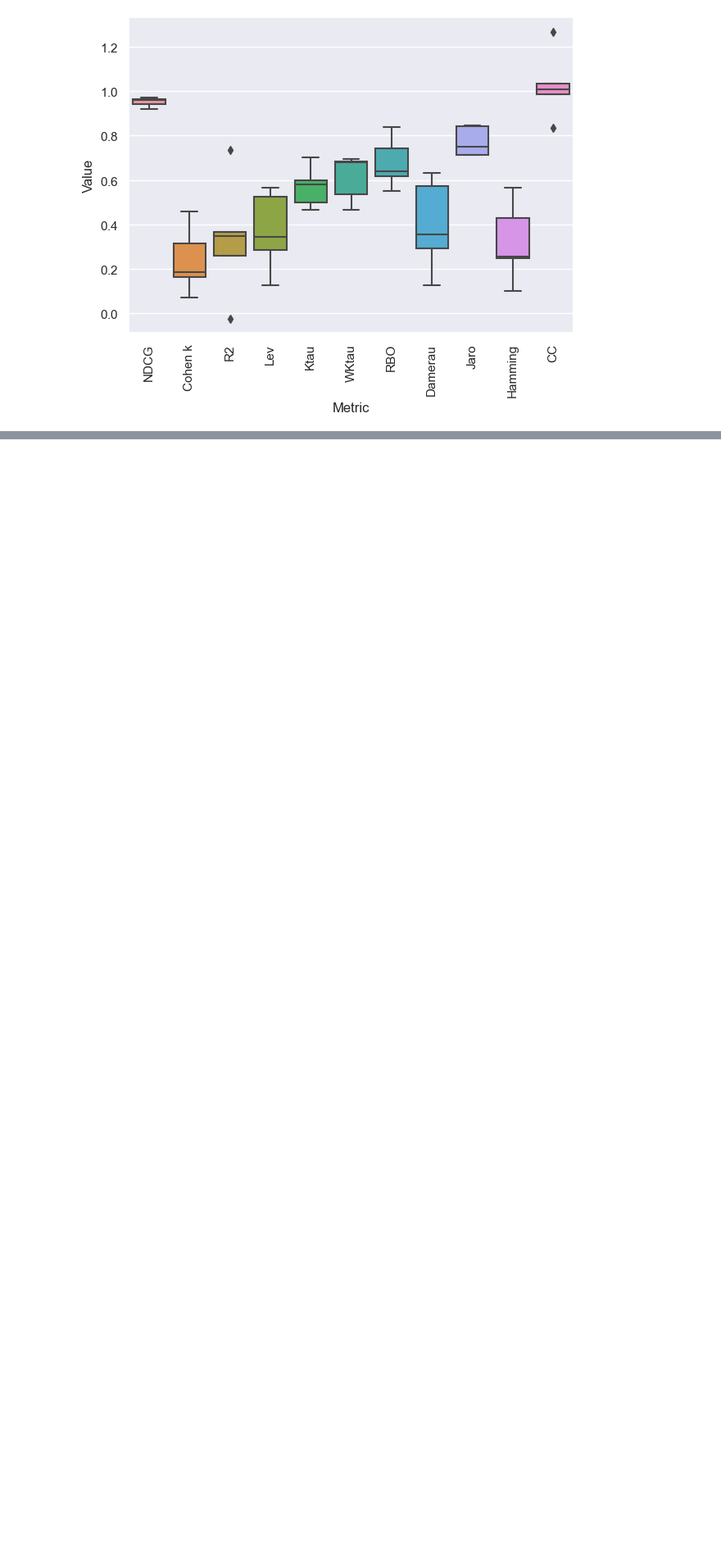
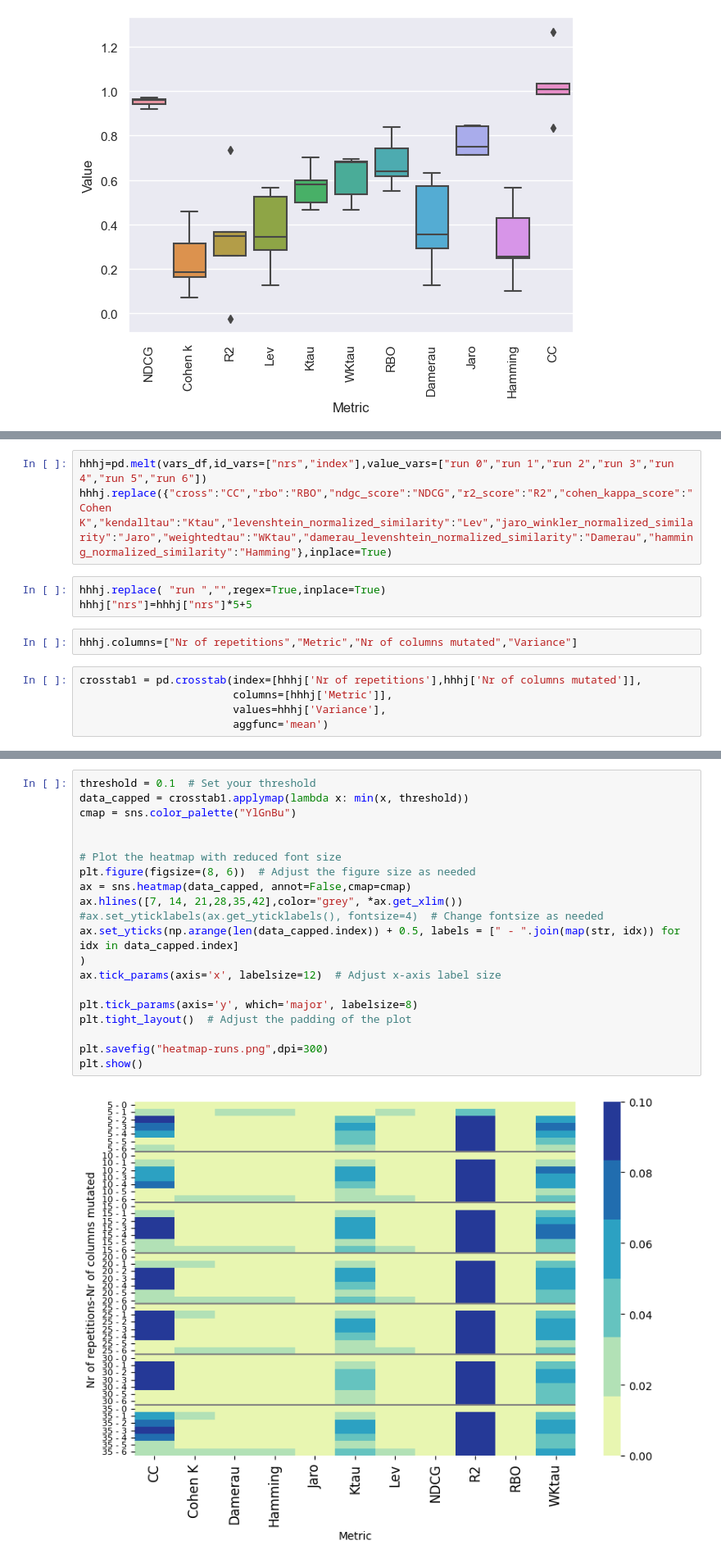
Before and after one commit to joofio/tabular-dataset-similarity, a Jupyter notebook: Final - Viz.ipynb, the cells around one changed output, grey strips where cells are left out. Shown at 82% size. Drawn from its saved outputs; the diff is of its cells as text; blank space fills up the shorter version.

```diff
--- a/Final - Viz.ipynb
+++ b/Final - Viz.ipynb
@@ -519,0 +626,13 @@ fig.savefig("Viz/synthetic.png")
+# %%
+hhhj=pd.melt(vars_df,id_vars=["nrs","index"],value_vars=["run 0","run 1","run 2","run 3","run 4","run 5","run 6"])
+hhhj.replace({"cross":"CC","rbo":"RBO","ndgc_score":"NDCG","r2_score":"R2","cohen_kappa_score":"Cohen K","kendalltau":"Ktau","levenshtein_normalized_similarity":"Lev","jaro_winkler_normalized_similarity":"Jaro","weightedtau":"WKtau","damerau_levenshtein_normalized_similarity":"Damerau","hamming_normalized_similarity":"Hamming"},inplace=True)
+# %%
+hhhj.replace( "run ","",regex=True,inplace=True)
+hhhj["nrs"]=hhhj["nrs"]*5+5
+# %%
+hhhj.columns=["Nr of repetitions","Metric","Nr of columns mutated","Variance"]
+# %%
+crosstab1 = pd.crosstab(index=[hhhj['Nr of repetitions'],hhhj['Nr of columns mutated']],
+                        columns=[hhhj['Metric']],
+                        values=hhhj['Variance'],
+                        aggfunc='mean')
@@ -519,0 +641,22 @@ fig.savefig("Viz/synthetic.png")
+# %%
+threshold = 0.1  # Set your threshold
+data_capped = crosstab1.applymap(lambda x: min(x, threshold))
+cmap = sns.color_palette("YlGnBu")
+
+
+# Plot the heatmap with reduced font size
+plt.figure(figsize=(8, 6))  # Adjust the figure size as needed
+ax = sns.heatmap(data_capped, annot=False,cmap=cmap)
+ax.hlines([7, 14, 21,28,35,42],color="grey", *ax.get_xlim())
+#ax.set_yticklabels(ax.get_yticklabels(), fontsize=4)  # Change fontsize as needed
+ax.set_yticks(np.arange(len(data_capped.index)) + 0.5, labels = [" - ".join(map(str, idx)) for idx in data_capped.index]
+)
+ax.tick_params(axis='x', labelsize=12)  # Adjust x-axis label size
+
+plt.tick_params(axis='y', which='major', labelsize=8)
+plt.tight_layout()  # Adjust the padding of the plot
+
+plt.savefig("heatmap-runs.png",dpi=300)
+plt.show()
+# %% [output]
+[figure, added]
```
Also changed, not shown: parts of 8 cells of this notebook, 10 other files.
